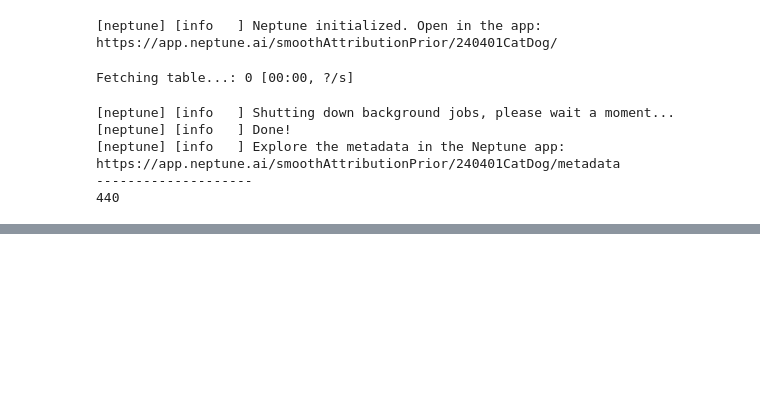
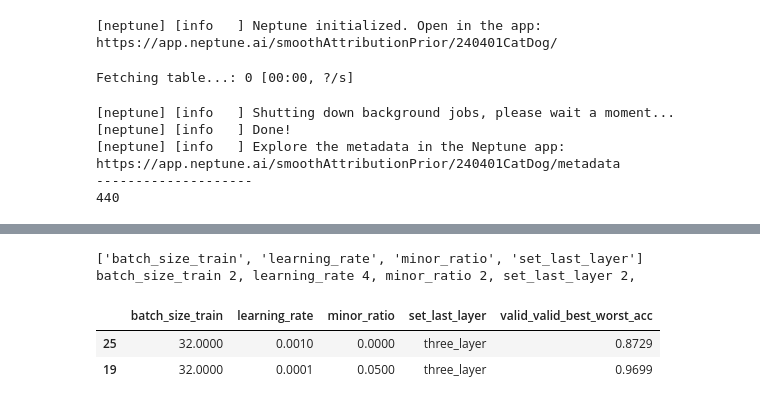
Before and after one commit to joshua840/ConceptualSensitivityRegularization, a Jupyter notebook: notebooks/results_viewer/CatDog_summary.ipynb, the cells around one changed output, grey strips where cells are left out. Cells and saved outputs as stored; diff of their text form; code cells hidden in the pictures; blank space fills up the shorter version.

```diff
--- a/notebooks/results_viewer/CatDog_summary.ipynb
+++ b/notebooks/results_viewer/CatDog_summary.ipynb
@@ -141,0 +142,31 @@ plt.show()
+# %%
+
+df_query = df.query('model == "convnext_t" and module_name == "ERM"')
+
+ban_list = ['lr_history', 'data_seed']
+var_list = (df_query.nunique() >= 2) & (df_query.nunique() <= 10)
+var_list = [i for i in df.columns[var_list] if 'acc' not in i and i not in ban_list]
+
+expected_length = 1
+print(var_list)
+for i in var_list:
+    print(i, df_query[i].nunique(), end=', ')
+    expected_length *= df_query[i].nunique()
+
+idx = get_best_index(df_query, var_list, 'valid_valid_best_worst_acc')
+
+best_mean = get_mean_with_given_index(df_query, var_list, 'test_worst_acc', idx)
+best_std = get_std_with_given_index(df_query, var_list, 'test_worst_acc', idx)
+test_acc_mean = get_mean_with_given_index(df_query, var_list, 'test_acc', idx)
+test_acc_std = get_std_with_given_index(df_query, var_list, 'test_acc', idx)
+# %% [output]
+['batch_size_train', 'learning_rate', 'minor_ratio', 'set_last_layer']
+batch_size_train 2, learning_rate 4, minor_ratio 2, set_last_layer 2,
+# %%
+df_mean = df_query.groupby(var_list)['valid_valid_best_worst_acc'].mean().sort_index()
+idx = df_mean.reset_index().groupby(['minor_ratio']).idxmax()['valid_valid_best_worst_acc'].dropna()
+df_mean.reset_index().iloc[idx]
+# %% [output]
+|  | batch_size_train | learning_rate | minor_ratio | set_last_layer | valid_valid_best_worst_acc |
+| 25 | 32.0000 | 0.0010 | 0.0000 | three_layer | 0.8729 |
+| 19 | 32.0000 | 0.0001 | 0.0500 | three_layer | 0.9699 |
```
Also changed, not shown: parts of 2 cells of this notebook, 11 other files.
